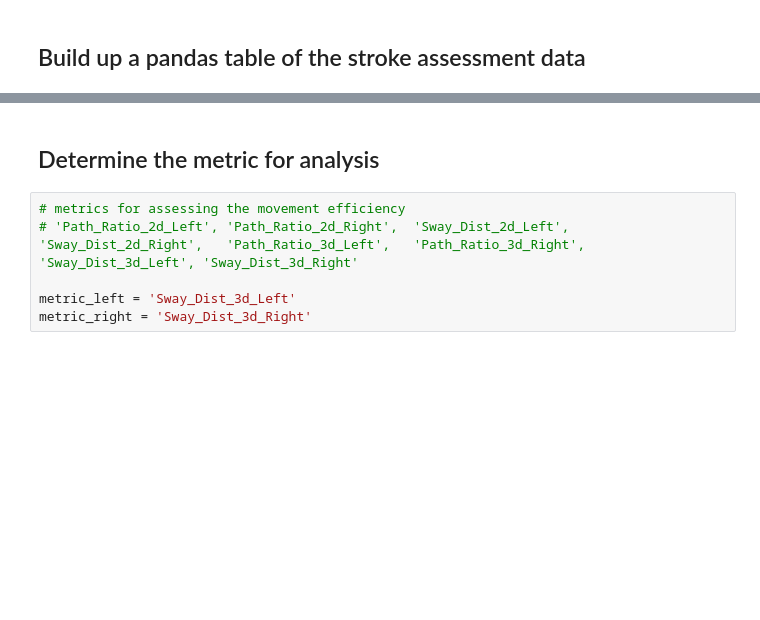
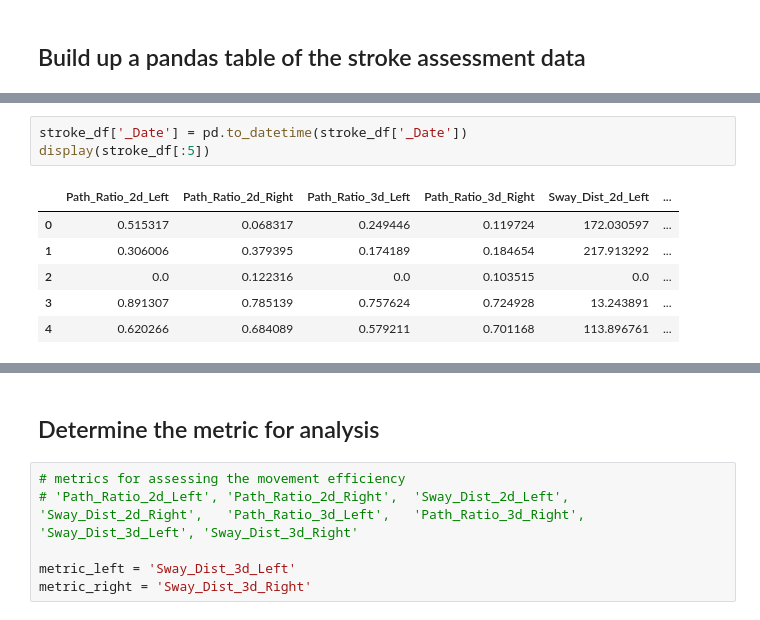
Before and after one commit to MengxuanMa2016/Data_Visualization_Python, a Jupyter notebook: Efficiency_Assessment_Results_Visualization.ipynb, the cells around one changed output, grey strips where cells are left out. Cells and saved outputs as stored; diff of their text form; blank space fills up the shorter version.

```diff
--- a/Efficiency_Assessment_Results_Visualization.ipynb
+++ b/Efficiency_Assessment_Results_Visualization.ipynb
@@ -186,0 +201,10 @@ display(stroke_df[:5])
+# %%
+stroke_df['_Date'] = pd.to_datetime(stroke_df['_Date'])
+display(stroke_df[:5])
+# %% [output]
+|  | Path_Ratio_2d_Left | Path_Ratio_2d_Right | Path_Ratio_3d_Left | Path_Ratio_3d_Right | Sway_Dist_2d_Left | ... |
+| 0 | 0.515317 | 0.068317 | 0.249446 | 0.119724 | 172.030597 | ... |
+| 1 | 0.306006 | 0.379395 | 0.174189 | 0.184654 | 217.913292 | ... |
+| 2 | 0.0 | 0.122316 | 0.0 | 0.103515 | 0.0 | ... |
+| 3 | 0.891307 | 0.785139 | 0.757624 | 0.724928 | 13.243891 | ... |
+| 4 | 0.620266 | 0.684089 | 0.579211 | 0.701168 | 113.896761 | ... |
```
Also changed, not shown: parts of 16 cells of this notebook.
